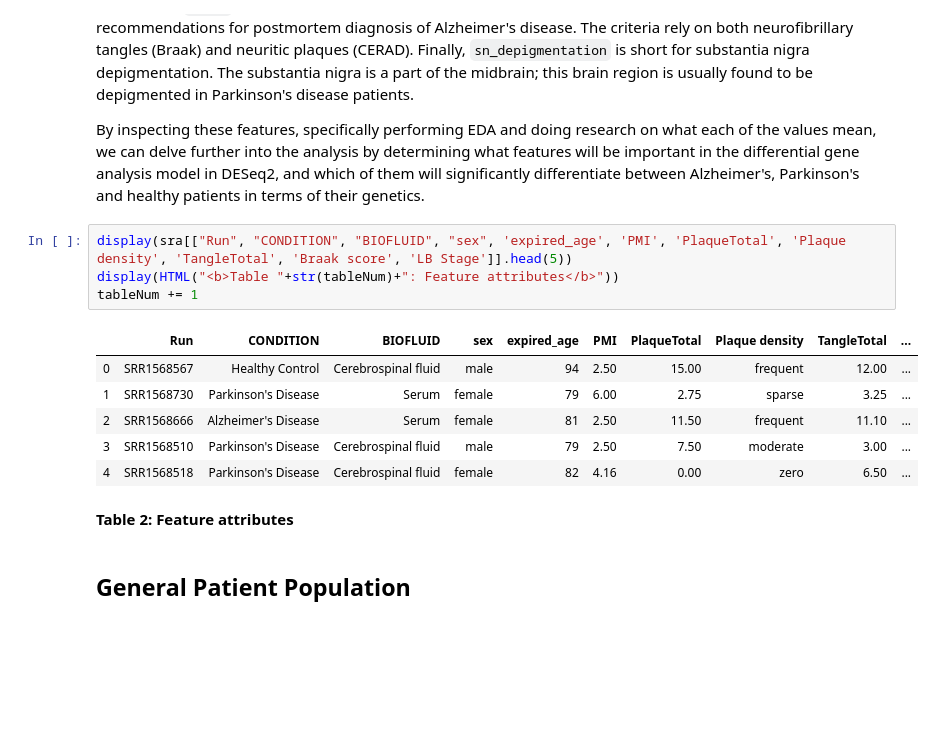
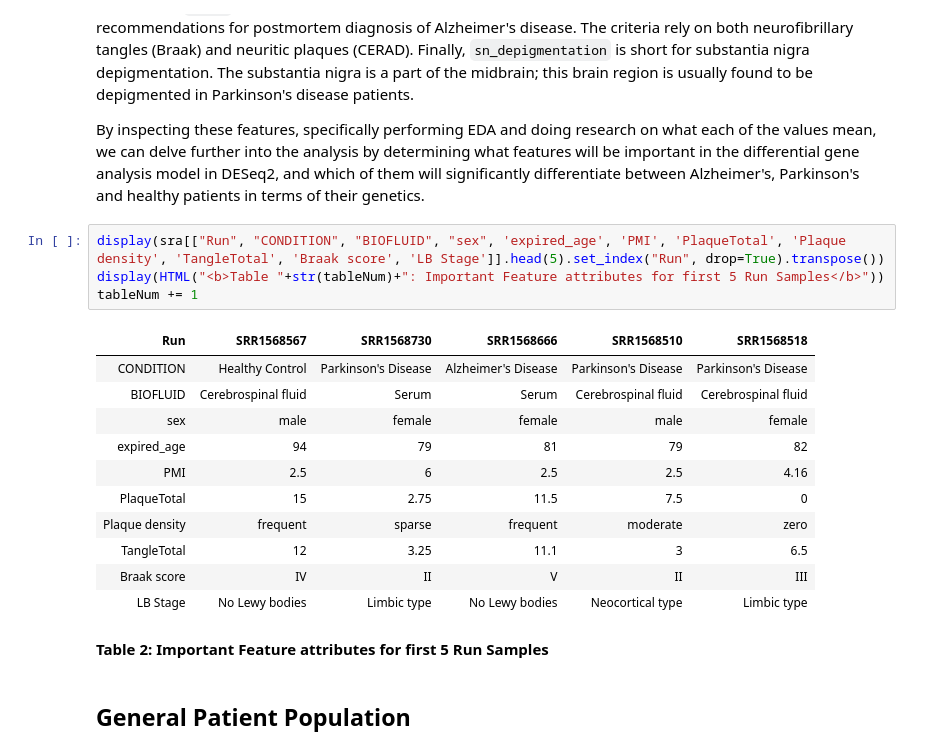
Before and after one commit to sksamra/DSC180B_B04_Capstone, a Jupyter notebook: notebooks/report.ipynb, the cells around one changed output. Drawn from its saved outputs; the diff is of its cells as text; blank space fills up the shorter version.

```diff
--- a/notebooks/report.ipynb
+++ b/notebooks/report.ipynb
@@ -213,17 +213,22 @@ Finally, `sn_depigmentation` is short for substantia nigra depigmentation. The s
 
 By inspecting these features, specifically performing EDA and doing research on what each of the values mean, we can delve further into the analysis by determining what features will be important in the differential gene analysis model in DESeq2, and which of them will significantly differentiate between Alzheimer's, Parkinson's and healthy patients in terms of their genetics.
 # %%
-display(sra[["Run", "CONDITION", "BIOFLUID", "sex", 'expired_age', 'PMI', 'PlaqueTotal', 'Plaque density', 'TangleTotal', 'Braak score', 'LB Stage']].head(5))
-display(HTML("<b>Table "+str(tableNum)+": Feature attributes</b>"))
+display(sra[["Run", "CONDITION", "BIOFLUID", "sex", 'expired_age', 'PMI', 'PlaqueTotal', 'Plaque density', 'TangleTotal', 'Braak score', 'LB Stage']].head(5).set_index("Run", drop=True).transpose())
+display(HTML("<b>Table "+str(tableNum)+": Important Feature attributes for first 5 Run Samples</b>"))
 tableNum += 1
 # %% [output]
-|  | Run | CONDITION | BIOFLUID | sex | expired_age | PMI | PlaqueTotal | Plaque density | TangleTotal | ... |
-| 0 | SRR1568567 | Healthy Control | Cerebrospinal fluid | male | 94 | 2.50 | 15.00 | frequent | 12.00 | ... |
-| 1 | SRR1568730 | Parkinson's Disease | Serum | female | 79 | 6.00 | 2.75 | sparse | 3.25 | ... |
-| 2 | SRR1568666 | Alzheimer's Disease | Serum | female | 81 | 2.50 | 11.50 | frequent | 11.10 | ... |
-| 3 | SRR1568510 | Parkinson's Disease | Cerebrospinal fluid | male | 79 | 2.50 | 7.50 | moderate | 3.00 | ... |
-| 4 | SRR1568518 | Parkinson's Disease | Cerebrospinal fluid | female | 82 | 4.16 | 0.00 | zero | 6.50 | ... |
+| Run | SRR1568567 | SRR1568730 | SRR1568666 | SRR1568510 | SRR1568518 |
+| CONDITION | Healthy Control | Parkinson's Disease | Alzheimer's Disease | Parkinson's Disease | Parkinson's Disease |
+| BIOFLUID | Cerebrospinal fluid | Serum | Serum | Cerebrospinal fluid | Cerebrospinal fluid |
+| sex | male | female | female | male | female |
+| expired_age | 94 | 79 | 81 | 79 | 82 |
+| PMI | 2.5 | 6 | 2.5 | 2.5 | 4.16 |
+| PlaqueTotal | 15 | 2.75 | 11.5 | 7.5 | 0 |
+| Plaque density | frequent | sparse | frequent | moderate | zero |
+| TangleTotal | 12 | 3.25 | 11.1 | 3 | 6.5 |
+| Braak score | IV | II | V | II | III |
+| LB Stage | No Lewy bodies | Limbic type | No Lewy bodies | Neocortical type | Limbic type |
-Table 2: Feature attributes
+Table 2: Important Feature attributes for first 5 Run Samples
 # %% [markdown]
 ## General Patient Population
 # %% [markdown]
```
